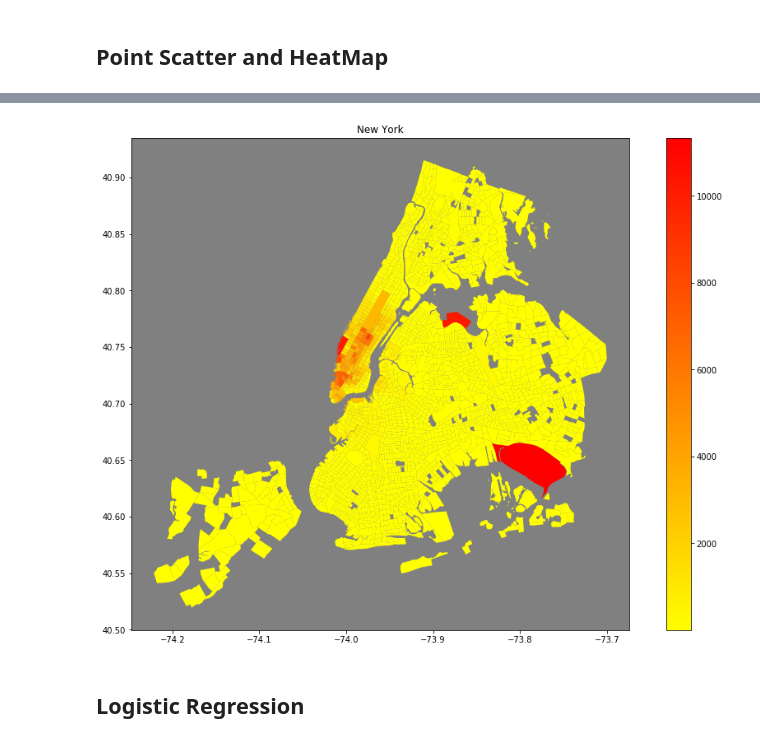
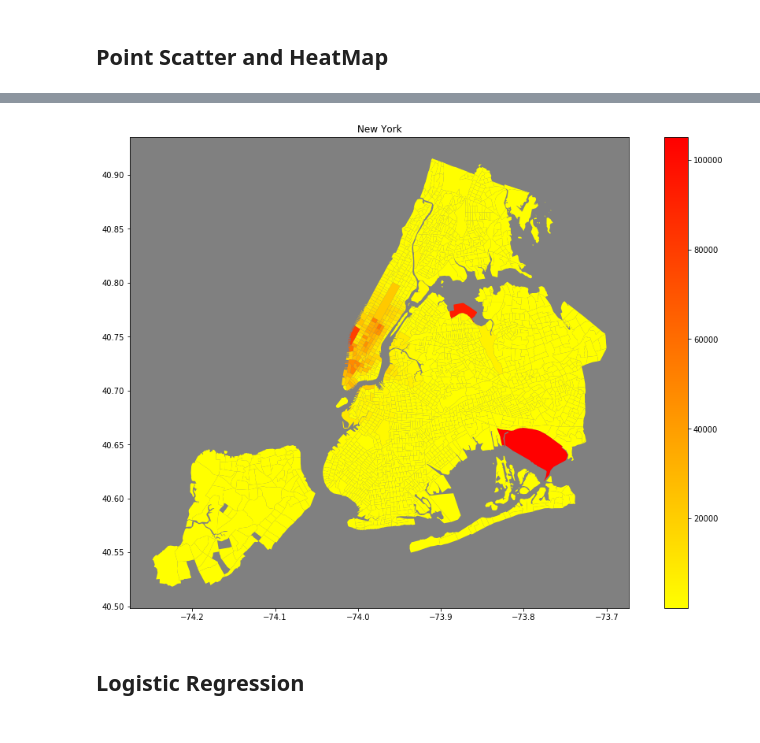
Before and after one commit to pedroalexribeiro/University-SGD, a Jupyter notebook: script.ipynb, the cells around one changed output, grey strips where cells are left out. Saved outputs shown, nothing was run; the diff lists cells and outputs as text; code cells hidden in the pictures.

Commit message:
trying heatmaps stuff

```diff
--- a/script.ipynb
+++ b/script.ipynb
@@ -99,13 +86,8 @@ from sklearn.model_selection import train_test_split
 # %%
 # Reading dataset
 # Uncomment your path, don't rewrite on the reads
-<<<<<<< local
 pwd = '/home/pedro/workspace/UC/4ano/2semestre/SGD/project/sgd/data'
 #pwd = '/home/francisco/Desktop/College/Mestrado/1º Ano/2o Semestre/SGD/Assignment3/'
-=======
-#pwd = '/home/pedro/workspace/UC/4ano/2semestre/SGD/project/sgd'
-pwd = '/home/francisco/Desktop/College/Mestrado/1º Ano/2o Semestre/SGD/Assignment3/sgd-project3'
->>>>>>> remote
 uber_april_14 = pd.read_csv(pwd + '/uber-tlc-foil-response-master/uber-trip-data/uber-raw-data-apr14.csv')
 uber_may_14 = pd.read_csv(pwd + '/uber-tlc-foil-response-master/uber-trip-data/uber-raw-data-may14.csv')
 uber_jun_14 = pd.read_csv(pwd + '/uber-tlc-foil-response-master/uber-trip-data/uber-raw-data-jun14.csv')
@@ -289,7 +307,7 @@ plz_shape_df = gpd.read_file(pwd + '/shapefile/test/nyu_2451_34505/nyu_2451_3450
 plz_shape_df = plz_shape_df.to_crs(epsg=4326)
 
 # Point information
-points = uber_april_14
+points = uber_14
 gdf_listings = gpd.GeoDataFrame(points, geometry=gpd.points_from_xy(points["Lon"], points["Lat"]))
 
 gdf_listings.head(5)
@@ -322,33 +353,33 @@ merged_areas = plz_shape_df.merge(df, on="tractid", how="outer")
 # %%
 plt.rcParams['figure.figsize'] = [16, 11]
 
 fig, ax = plt.subplots()
 
 merged_areas.plot(ax=ax,
     column="uber_count",
     categorical=False,
     legend=True,
     cmap='autumn_r',)
 
-lat = uber_april_14['Lat'].values
-lon = uber_april_14['Lon'].values
+lat = uber_14['Lat'].values
+lon = uber_14['Lon'].values
 
 
 #ax.scatter(
 #        lon,
 #        lat,
 #        marker='o',
 #        c='black',
 #        alpha=0.5
 #    )
 
 ax.set(
     title='New York',
     aspect=1.3,
    facecolor='grey'
 );
 # %% [output]
-[figure, old version]
+[figure, new version]
 # %%
 # Pega nos ficheiros dos taxis|TLCs e comparar com Uber might be intersting.. Need help here
 # %%
```
Also changed, not shown: parts of 11 cells of this notebook.
